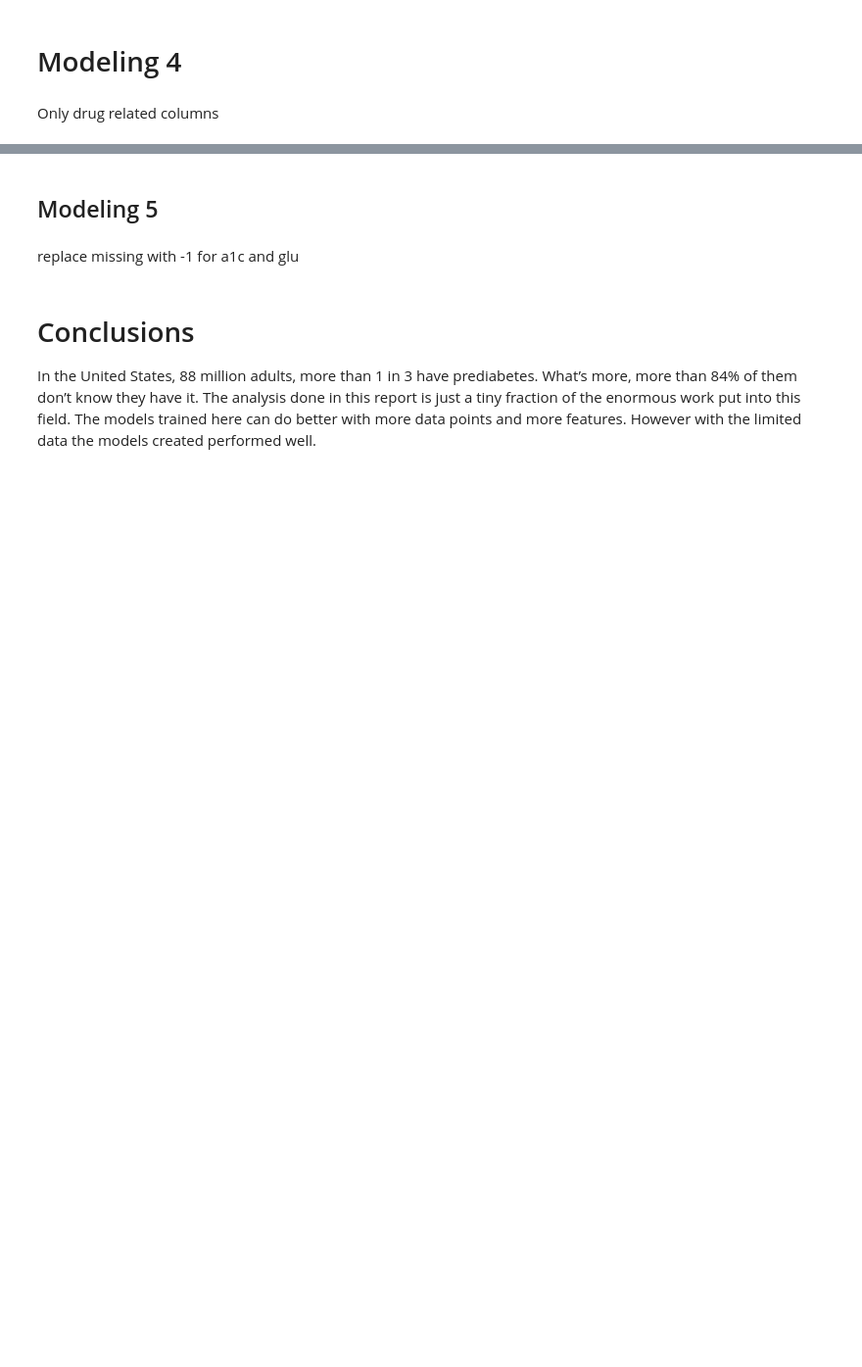
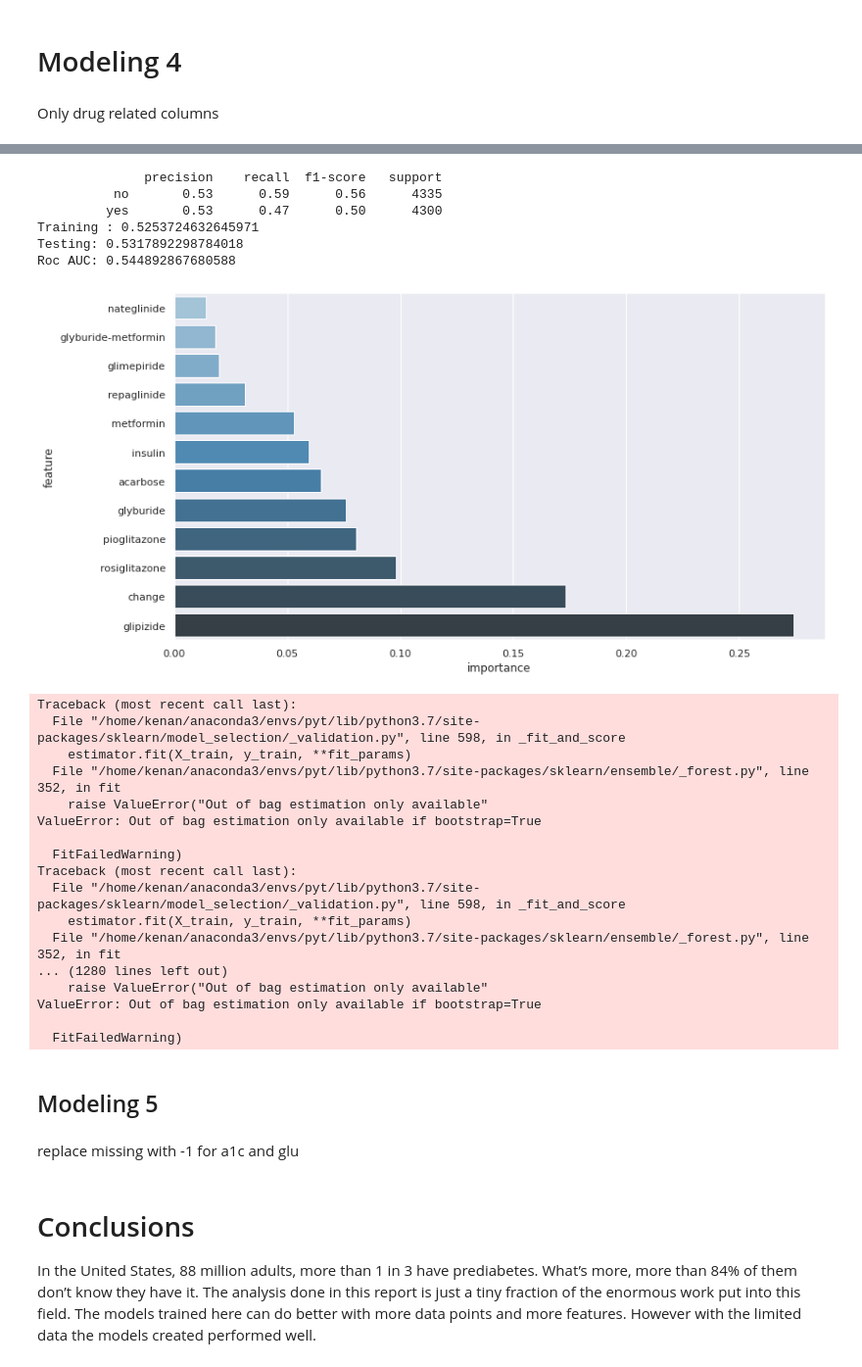
Before and after one commit to ksooklall/CUNY-SPS-Masters-DS, a Jupyter notebook: DATA_698/Capstone_project.ipynb, the cells around one changed output, grey strips where cells are left out. Shown at 98% size. Cells and saved outputs as stored; diff of their text form; code cells hidden in the pictures; blank space fills up the shorter version.

```diff
--- a/DATA_698/Capstone_project.ipynb
+++ b/DATA_698/Capstone_project.ipynb
@@ -826,8 +901,15 @@ best_model
 # %%
 rf_model4 = RandomForestClassifier(**best_model['best_params']).fit(X_train,y_train)
-rf_pred4 = rf_model.predict(X_test)
-y_prob4 = rf_model.predict_proba(X_test)[:, 1]
-print('\n'.join(classification_report(y_test, rf_pred, target_names=['no', 'yes']).split('\n')[:4]).replace('\n\n', '\n'))
+rf_pred4 = rf_model4.predict(X_test)
+y_prob4 = rf_model4.predict_proba(X_test)[:, 1]
+print('\n'.join(classification_report(y_test, rf_pred4, target_names=['no', 'yes']).split('\n')[:4]).replace('\n\n', '\n'))
 print('Training : {}'.format(rf_model4.score(X_train, y_train)))
 print('Testing: {}'.format(rf_model4.score(X_test,y_test)))
 print('Roc AUC: {}'.format(roc_auc_score(y_test, y_prob4)))
+# %% [output]
+              precision    recall  f1-score   support
+          no       0.53      0.59      0.56      4335
+         yes       0.53      0.47      0.50      4300
+Training : 0.5253724632645971
+Testing: 0.5317892298784018
+Roc AUC: 0.544892867680588
@@ -834,12 +918,33 @@ print('Roc AUC: {}'.format(roc_auc_score(y_test, y_prob4)))
 # %%
 lst = []
 
 for idx, v in enumerate(rf_model4.feature_importances_):
     lst.append({'feature': model_features[idx], 'importance': v})
 df4_ = pd.DataFrame(lst).sort_values('importance')
 
 plt.figure(figsize=(12,6))
 sns.barplot(data=df4_.tail(12), x='importance', y='feature', palette='Blues_d')
+plt.tight_layout()
+plt.savefig('graphs/m4_feature_importance.jpg')
+# %% [output]
+[figure, added]
+Traceback (most recent call last):
+  File "/home/kenan/anaconda3/envs/pyt/lib/python3.7/site-packages/sklearn/model_selection/_validation.py", line 598, in _fit_and_score
+    estimator.fit(X_train, y_train, **fit_params)
+  File "/home/kenan/anaconda3/envs/pyt/lib/python3.7/site-packages/sklearn/ensemble/_forest.py", line 352, in fit
+    raise ValueError("Out of bag estimation only available"
+ValueError: Out of bag estimation only available if bootstrap=True
+
+  FitFailedWarning)
+Traceback (most recent call last):
+  File "/home/kenan/anaconda3/envs/pyt/lib/python3.7/site-packages/sklearn/model_selection/_validation.py", line 598, in _fit_and_score
+    estimator.fit(X_train, y_train, **fit_params)
+  File "/home/kenan/anaconda3/envs/pyt/lib/python3.7/site-packages/sklearn/ensemble/_forest.py", line 352, in fit
+... (1280 lines left out)
+    raise ValueError("Out of bag estimation only available"
+ValueError: Out of bag estimation only available if bootstrap=True
+
+  FitFailedWarning)
 # %%
 explainer = shap.TreeExplainer(rf_model)
 choosen_instance = X_test.iloc[[42]]
```
Also changed, not shown: parts of 21 cells of this notebook, 5 other files.
